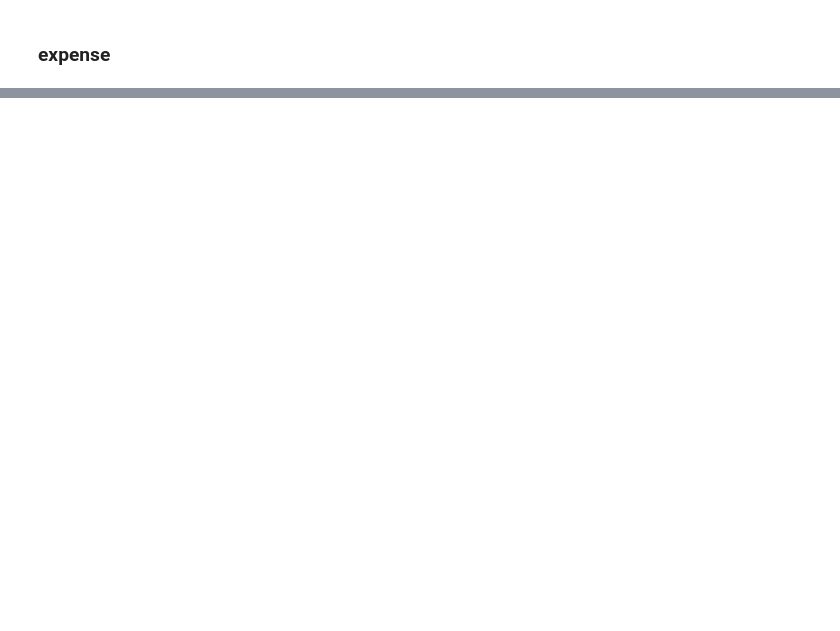
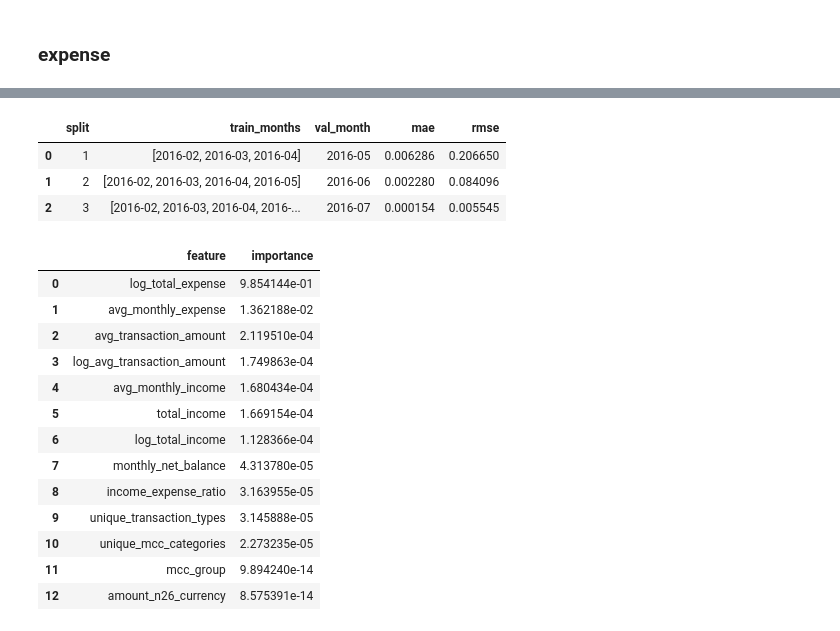
Before and after one commit to adrianacupp/Financial-Behavior-Prediction, a Jupyter notebook: fbp_cuppuleri.ipynb, the cells around one changed output, grey strips where cells are left out. Cells and saved outputs as stored; diff of their text form; code cells hidden in the pictures; blank space fills up the shorter version.

```diff
--- a/fbp_cuppuleri.ipynb
+++ b/fbp_cuppuleri.ipynb
@@ -995,3 +1081,40 @@ results_df.to_csv('expense_model_results.csv', index=False)
+# %%
+# Convert results to a DataFrame and save as CSV
+results_expense_df = pd.DataFrame(results_expense)
+results_expense_df.to_csv('model_results_expense.csv', index=False)
+results_expense_df
+# %% [output]
+|  | split | train_months | val_month | mae | rmse |
+| 0 | 1 | [2016-02, 2016-03, 2016-04] | 2016-05 | 0.006286 | 0.206650 |
+| 1 | 2 | [2016-02, 2016-03, 2016-04, 2016-05] | 2016-06 | 0.002280 | 0.084096 |
+| 2 | 3 | [2016-02, 2016-03, 2016-04, 2016-... | 2016-07 | 0.000154 | 0.005545 |
+# %%
+# Extract and save feature importances for expense model
+feature_importances_expense = model_expense.feature_importances_
+feature_names_expense = X_train_expense.columns
+
+importance_expense_df = pd.DataFrame({
+    'feature': feature_names_expense,
+    'importance': feature_importances_expense
+}).sort_values(by='importance', ascending=False).reset_index(drop=True)
+importance_expense_df.to_csv('feature_importances_expense.csv', index=False)
+# %%
+importance_expense_df
+# %% [output]
+|  | feature | importance |
+| 0 | log_total_expense | 9.854144e-01 |
+| 1 | avg_monthly_expense | 1.362188e-02 |
+| 2 | avg_transaction_amount | 2.119510e-04 |
+| 3 | log_avg_transaction_amount | 1.749863e-04 |
+| 4 | avg_monthly_income | 1.680434e-04 |
+| 5 | total_income | 1.669154e-04 |
+| 6 | log_total_income | 1.128366e-04 |
+| 7 | monthly_net_balance | 4.313780e-05 |
+| 8 | income_expense_ratio | 3.163955e-05 |
+| 9 | unique_transaction_types | 3.145888e-05 |
+| 10 | unique_mcc_categories | 2.273235e-05 |
+| 11 | mcc_group | 9.894240e-14 |
+| 12 | amount_n26_currency | 8.575391e-14 |
 # %%
 plt.figure(figsize=(14, 6))
 
```
Also changed, not shown: parts of 15 cells of this notebook.
